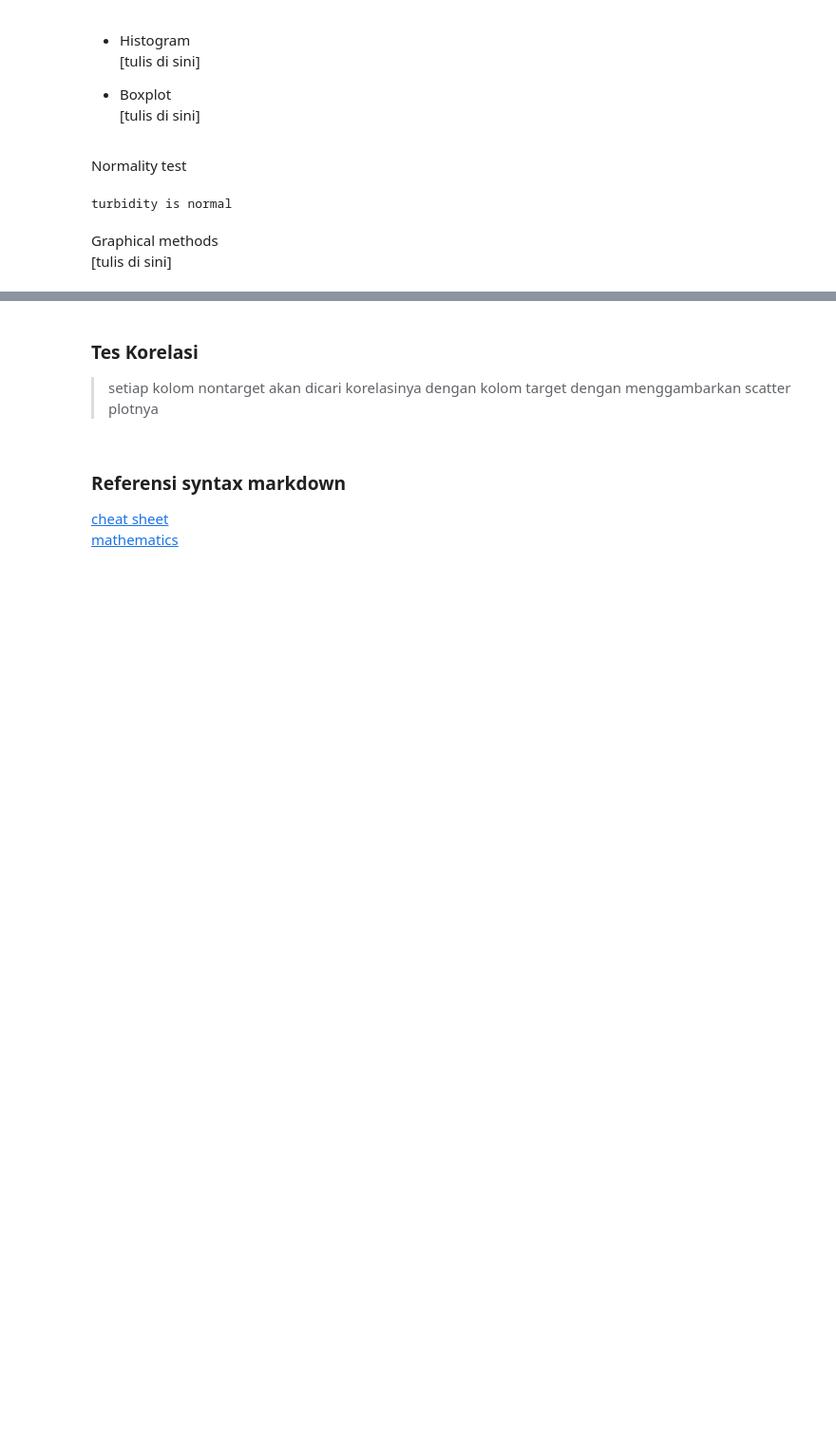
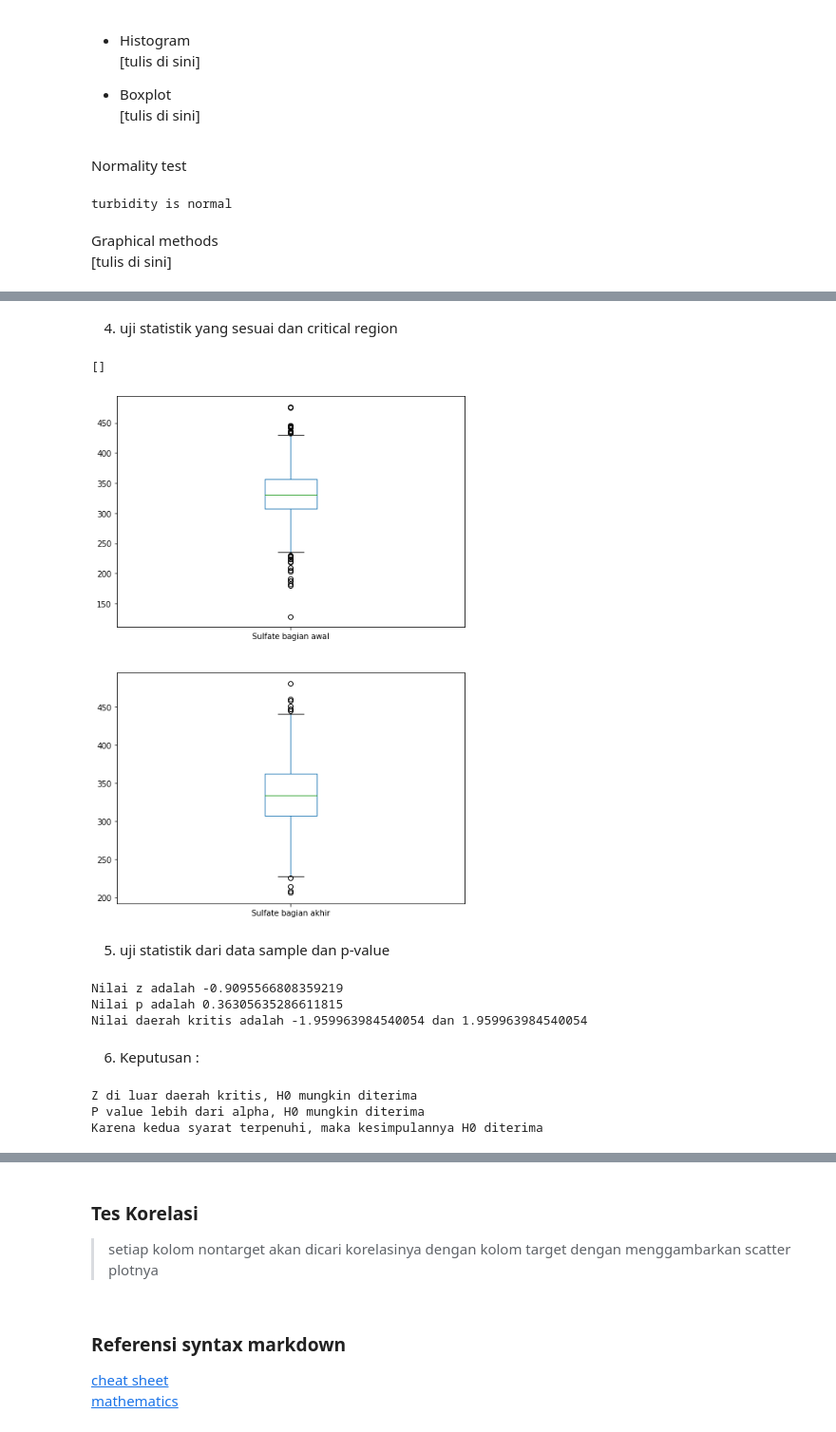
Before and after one commit to Amike31/Tubes1_Probstat, a Jupyter notebook: notebook.ipynb, the cells around one changed output, grey strips where cells are left out. Shown at 95% size. Saved outputs shown, nothing was run; the diff lists cells and outputs as text; code cells hidden in the pictures; blank space fills up the shorter version.

```diff
--- a/notebook.ipynb
+++ b/notebook.ipynb
@@ -768,0 +751,61 @@ e. Bagian awal kolom Sulfate memiliki variansi yang sama dengan bagian akhirnya?
+# %% [markdown]
+4. uji statistik yang sesuai dan critical region
+# %%
+α = 0.05
+sulfateAwal = df["sulfate"][:len(df)//2]
+sampleAwal5a = sulfateAwal.sample(150)
+miuAwal5a = sampleAwal5a.mean()
+sigmaAwal5a = sulfateAwal.std()
+
+sulfateAkhir = df["sulfate"][len(df)//2:]
+sampleAkhir5a = sulfateAkhir.sample(200)
+miuAkhir5a = sampleAkhir5a.mean()
+sigmaAkhir5a = sulfateAkhir.std()
+
+fig, axs = plt.subplots(2, figsize=(8,12))
+
+sulfateAwal.plot.box(label = "Sulfate bagian awal", ax=axs[0])
+sulfateAkhir.plot.box(label = "Sulfate bagian akhir", ax=axs[1])
+plt.plot()
+# %% [output]
+[]
+[figure, added]
+# %% [markdown]
+5. uji statistik dari data sample dan p-value
+# %%
+d0 = 0
+z5a = ((miuAwal5a-miuAkhir5a)-d0)/np.sqrt((pow(sigmaAwal5a,2)/152)+(pow(sigmaAkhir5a,2)/152))
+criticalValue5a = (stats.norm.ppf(1-α/2))
+if z5a < 0:
+  pValue5a = 2*(stats.norm.cdf(z5a))
+else:
+  pValue5a = 2*(stats.norm.sf(z5a))
+print("Nilai z adalah " + str(z5a))
+print("Nilai p adalah " + str(pValue5a))
+print("Nilai daerah kritis adalah " + str(-criticalValue5a) + " dan " + str(criticalValue5a))
+# %% [output]
+Nilai z adalah -0.9095566808359219
+Nilai p adalah 0.36305635286611815
+Nilai daerah kritis adalah -1.959963984540054 dan 1.959963984540054
+# %% [markdown]
+
+6. Keputusan :
+# %%
+if z5a > criticalValue5a or z5a < -criticalValue5a:
+    print("Z masuk dalam daerah kritis, H0 pasti ditolak")
+else:
+    print("Z di luar daerah kritis, H0 mungkin diterima")
+
+if pValue5a < α:
+    print("P value kurang dari alpha, H0 pasti ditolak")
+else:
+    print("P value lebih dari alpha, H0 mungkin diterima")
+
+if (z5a > criticalValue5a or z5a < -criticalValue5a) or (pValue5a < α):
+    print("Karena salah satu syarat ditolak, maka kesimpulannya H0 ditolak")
+else:
+    print("Karena kedua syarat terpenuhi, maka kesimpulannya H0 diterima")
+# %% [output]
+Z di luar daerah kritis, H0 mungkin diterima
+P value lebih dari alpha, H0 mungkin diterima
+Karena kedua syarat terpenuhi, maka kesimpulannya H0 diterima
```
Also changed, not shown: parts of 13 cells of this notebook.
